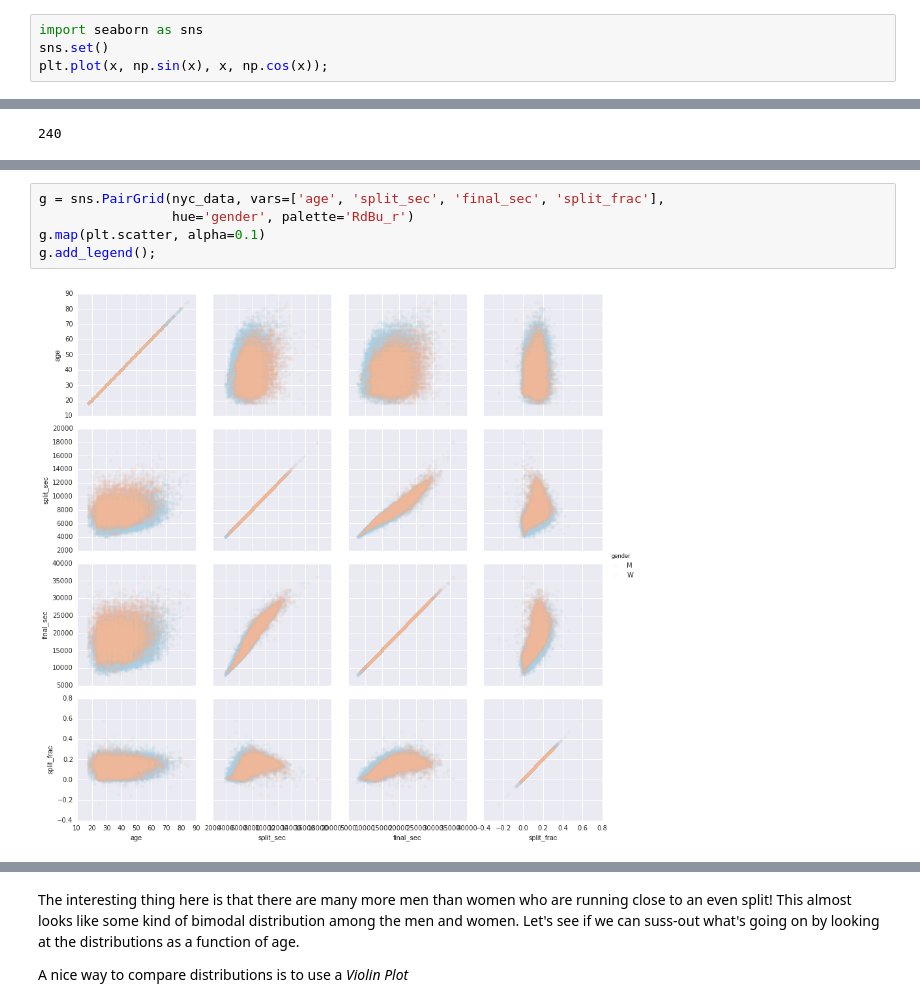
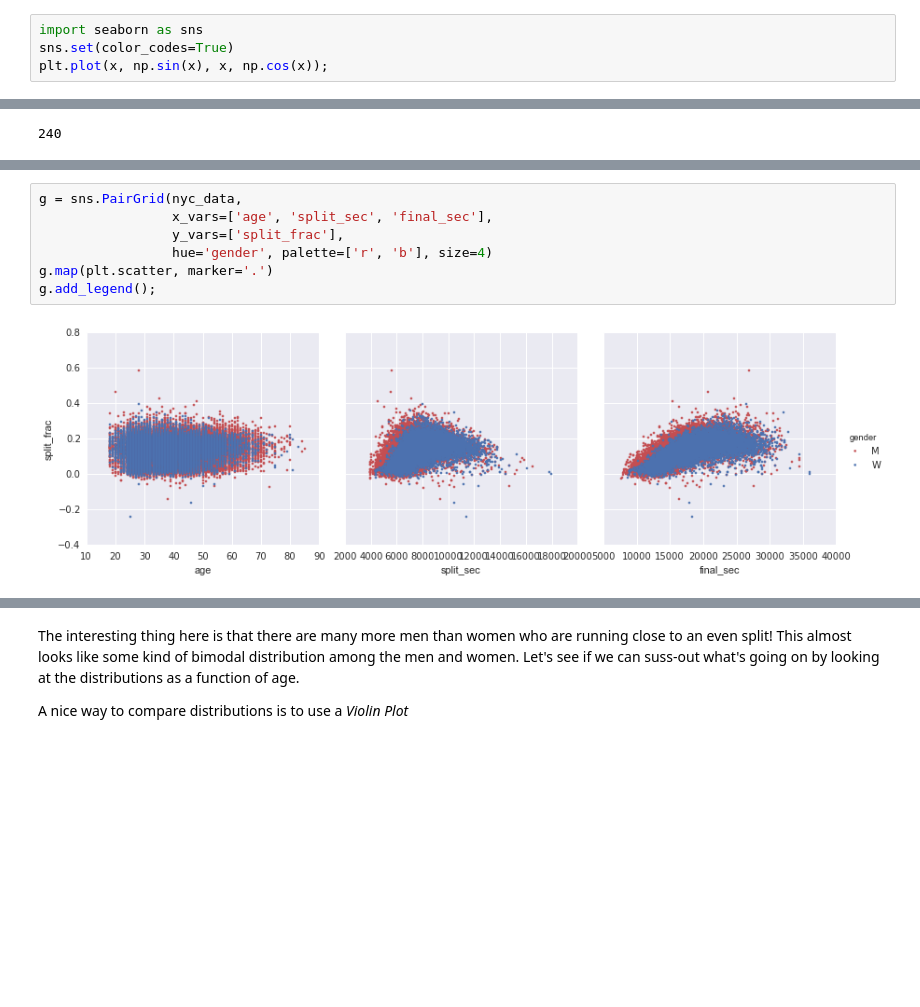
Before and after one commit to jakevdp/OsloWorkshop2014, a Jupyter notebook: notebooks/01.4_MatplotlibSeaborn.ipynb, the cells around one changed output, grey strips where cells are left out. Drawn from its saved outputs; the diff is of its cells as text; blank space fills up the shorter version.

```diff
--- a/notebooks/01.4_MatplotlibSeaborn.ipynb
+++ b/notebooks/01.4_MatplotlibSeaborn.ipynb
@@ -226,7 +226,7 @@ plt.plot(x, np.sin(x), x, np.cos(x));
 [figure]
 # %%
 import seaborn as sns
-sns.set()
+sns.set(color_codes=True)
 plt.plot(x, np.sin(x), x, np.cos(x));
 # %% [output]
 [figure]
@@ -474,8 +477,10 @@ Let's see whether there is any correlation between this split fraction and other
 # %%
-g = sns.PairGrid(nyc_data, vars=['age', 'split_sec', 'final_sec', 'split_frac'],
-                 hue='gender', palette='RdBu_r')
-g.map(plt.scatter, alpha=0.1)
+g = sns.PairGrid(nyc_data,
+                 x_vars=['age', 'split_sec', 'final_sec'],
+                 y_vars=['split_frac'],
+                 hue='gender', palette=['r', 'b'], size=4)
+g.map(plt.scatter, marker='.')
 g.add_legend();
 # %% [output]
-[figure, old version]
+[figure, new version]
 # %%
```
Also changed, not shown: parts of 29 cells of this notebook, 1 other file.
